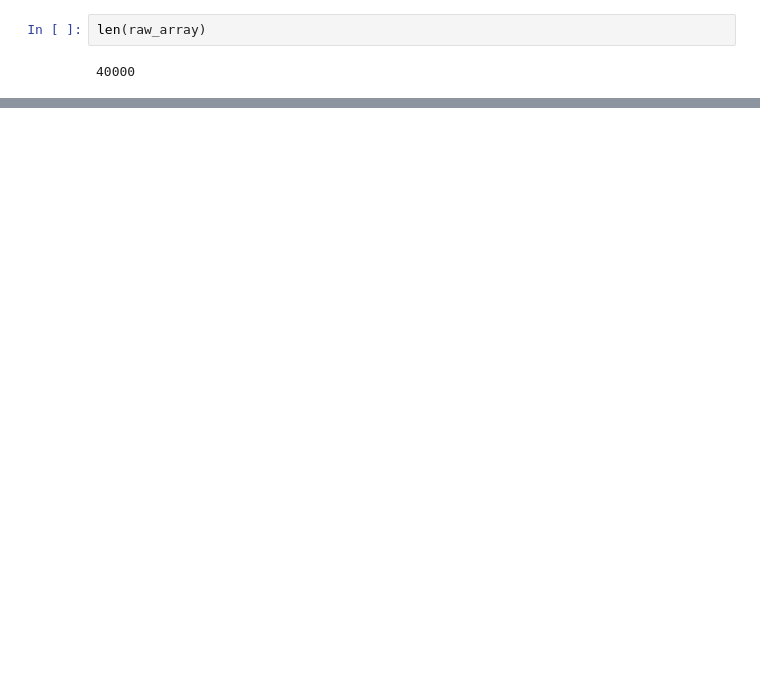
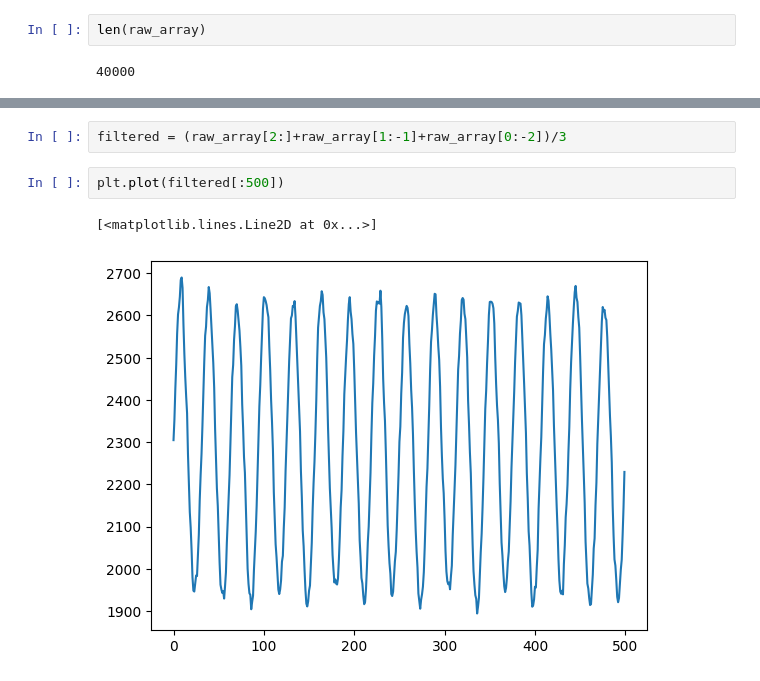
Before and after one commit to e-kolkhoz/tRNS, a Jupyter notebook: py_experiments/get_ADC_bufer.ipynb, the cells around one changed output, grey strips where cells are left out. Saved outputs shown, nothing was run; the diff lists cells and outputs as text; blank space fills up the shorter version.

```diff
--- a/py_experiments/get_ADC_bufer.ipynb
+++ b/py_experiments/get_ADC_bufer.ipynb
@@ -30,0 +54,7 @@ plt.hist(raw_array)
+# %%
+filtered = (raw_array[2:]+raw_array[1:-1]+raw_array[0:-2])/3
+# %%
+plt.plot(filtered[:500])
+# %% [output]
+[<matplotlib.lines.Line2D at 0x...>]
+[figure, added]
```
Also changed, not shown: parts of 6 cells of this notebook, 2 other files.
